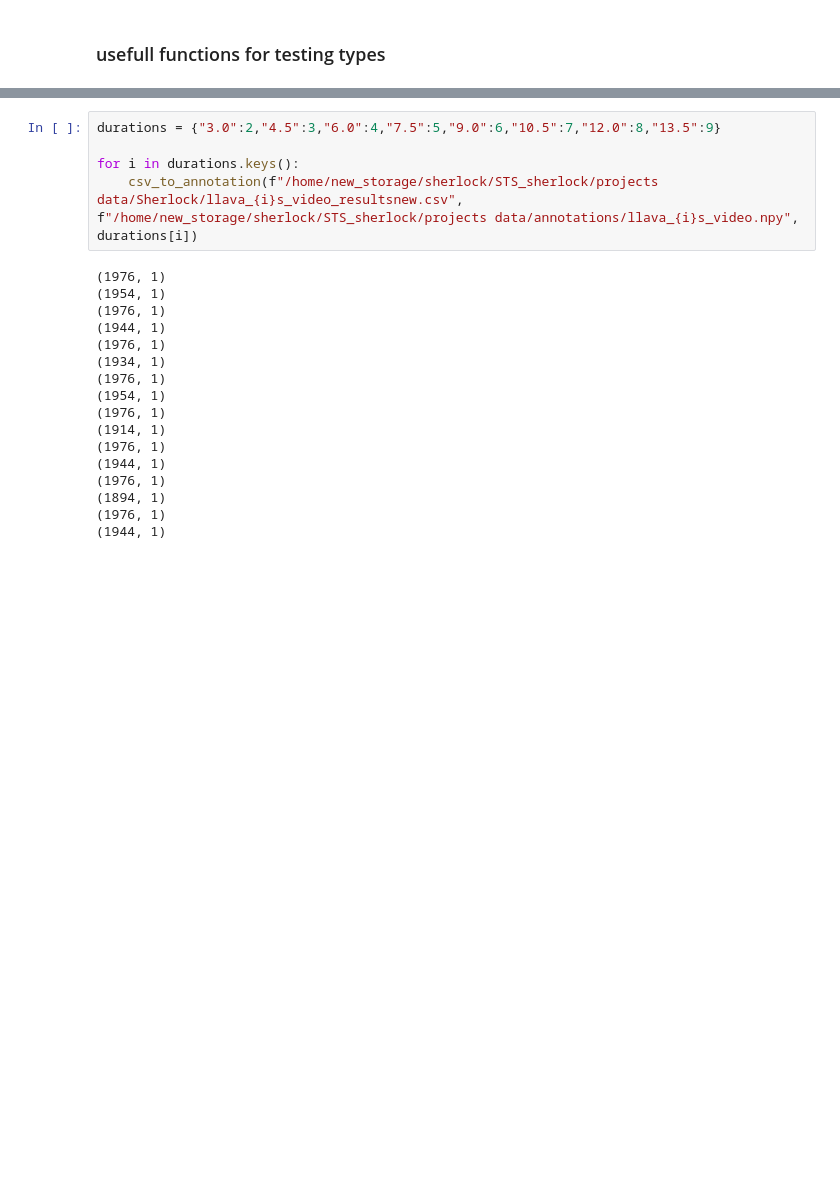
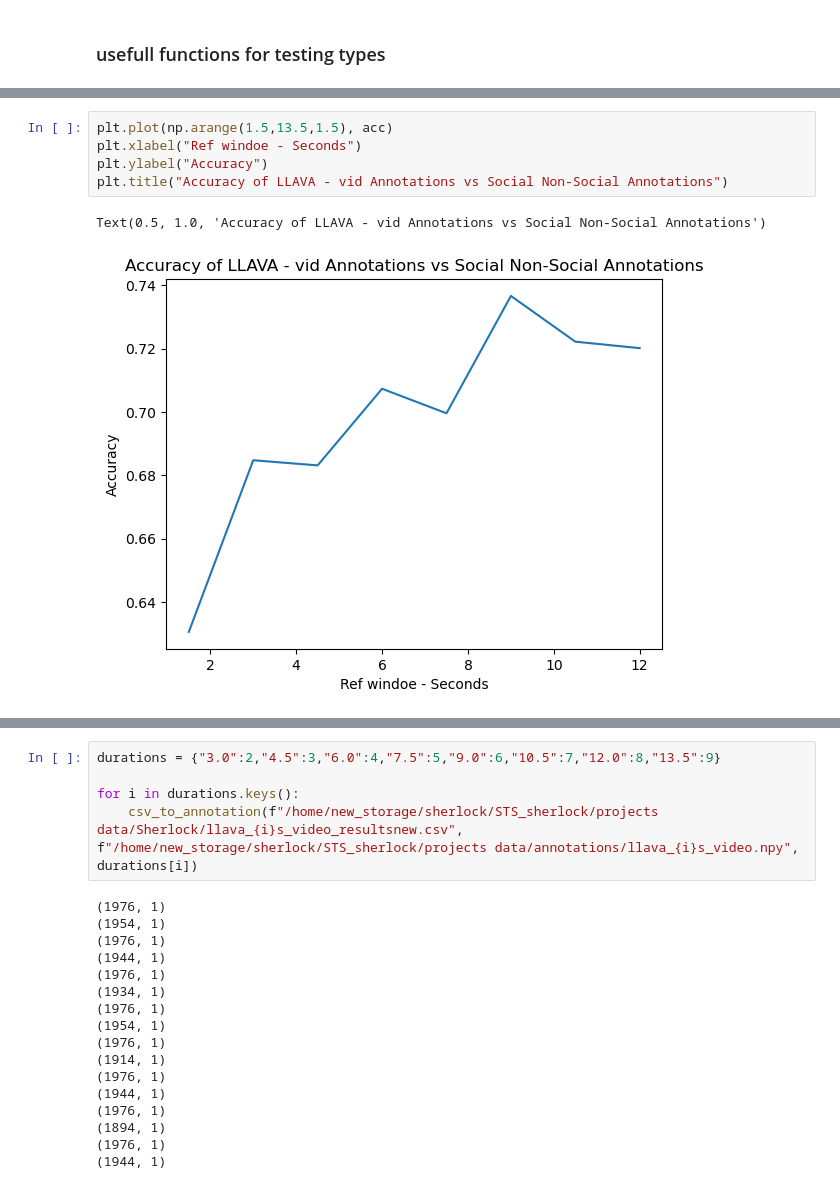
Before and after one commit to itaipeleg1/STS_sherlock, a Jupyter notebook: testing_cleaned.ipynb, the cells around one changed output, grey strips where cells are left out. Drawn from its saved outputs; the diff is of its cells as text; blank space fills up the shorter version.

```diff
--- a/testing_cleaned.ipynb
+++ b/testing_cleaned.ipynb
@@ -209,0 +362,8 @@ def csv_to_annotation(csv_path, output_path,repeat):
+# %%
+plt.plot(np.arange(1.5,13.5,1.5), acc)
+plt.xlabel("Ref windoe - Seconds")
+plt.ylabel("Accuracy")
+plt.title("Accuracy of LLAVA - vid Annotations vs Social Non-Social Annotations")
+# %% [output]
+Text(0.5, 1.0, 'Accuracy of LLAVA - vid Annotations vs Social Non-Social Annotations')
+[figure, added]
```
Also changed, not shown: parts of 30 cells of this notebook, 4 other files.
